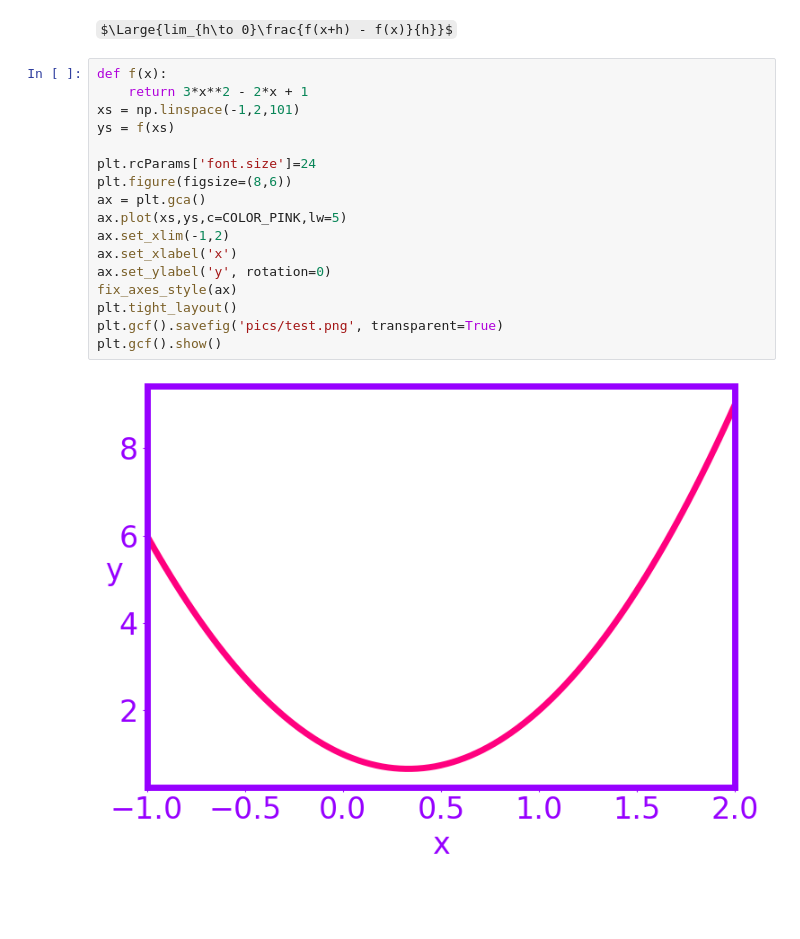
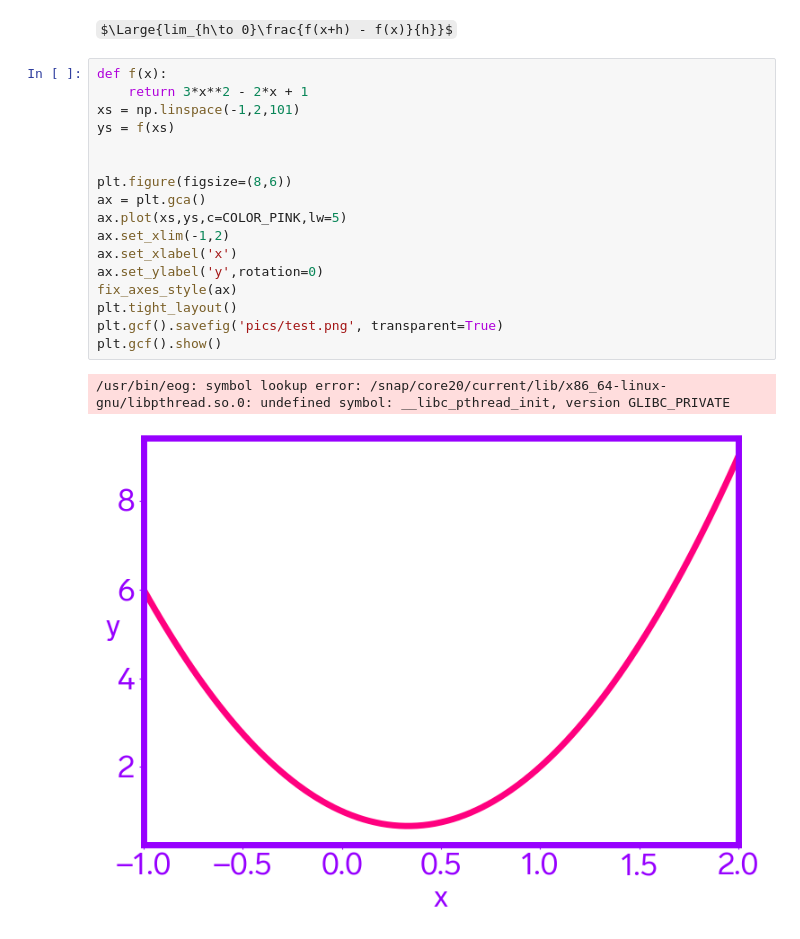
Before and after one commit to kokamido/kontur_conf_slides, a Jupyter notebook: test.ipynb, the cells around one changed output. Saved outputs shown, nothing was run; the diff lists cells and outputs as text; some formulas as TeX source; blank space fills up the shorter version.

```diff
--- a/test.ipynb
+++ b/test.ipynb
@@ -16,19 +19,20 @@ $\Large{lim_{h\to 0}\frac{f(x+h) - f(x)}{h}}$
 # %%
 def f(x):
     return 3*x**2 - 2*x + 1
 xs = np.linspace(-1,2,101)
 ys = f(xs)
 
-plt.rcParams['font.size']=24
+
 plt.figure(figsize=(8,6))
 ax = plt.gca()
 ax.plot(xs,ys,c=COLOR_PINK,lw=5)
 ax.set_xlim(-1,2)
 ax.set_xlabel('x')
-ax.set_ylabel('y', rotation=0)
+ax.set_ylabel('y',rotation=0)
 fix_axes_style(ax)
 plt.tight_layout()
 plt.gcf().savefig('pics/test.png', transparent=True)
 plt.gcf().show()
 # %% [output]
+/usr/bin/eog: symbol lookup error: /snap/core20/current/lib/x86_64-linux-gnu/libpthread.so.0: undefined symbol: __libc_pthread_init, version GLIBC_PRIVATE
-[figure, old version]
+[figure, new version]
```
Also changed, not shown: parts of 2 cells of this notebook, 4 other files.
